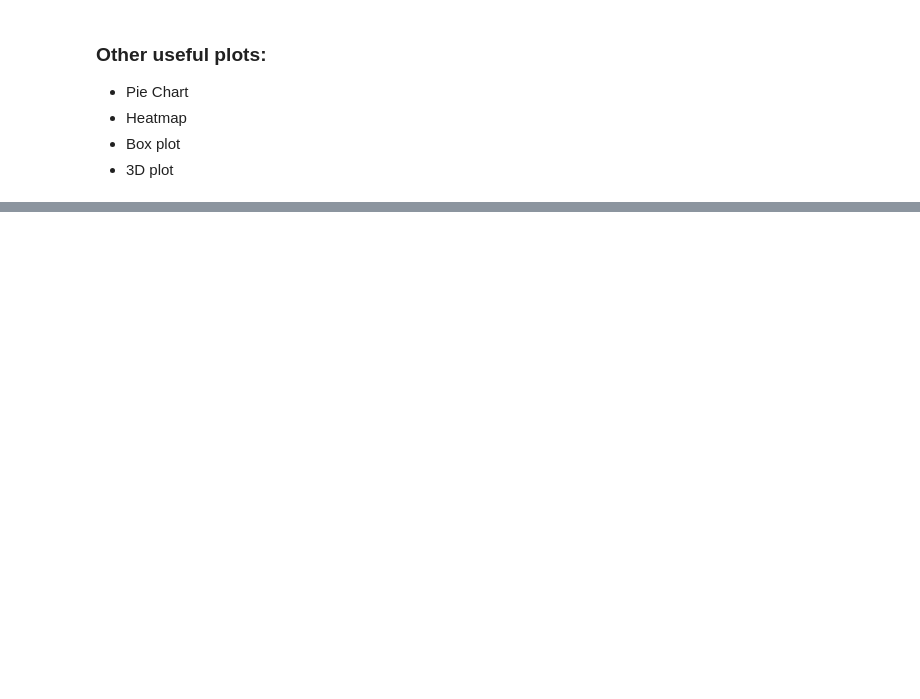
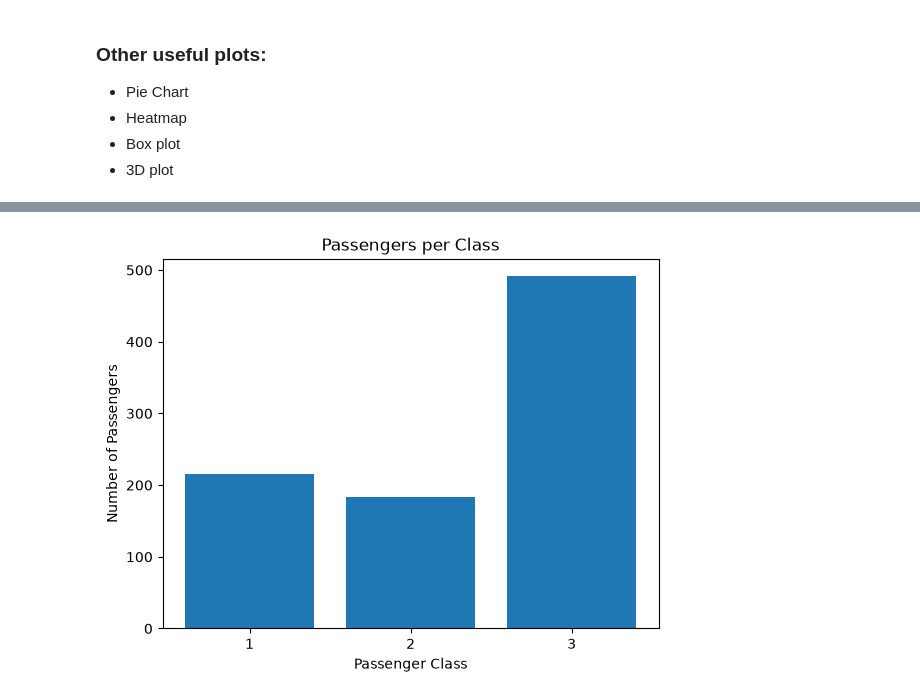
Before and after one commit to serendipity019/AI_Data_Factory_Lessons, a Jupyter notebook: matplotlib_lec.ipynb, the cells around one changed output, grey strips where cells are left out. Cells and saved outputs as stored; diff of their text form; code cells hidden in the pictures; blank space fills up the shorter version.

Commit message:
feat:  add some new examples from the lectures  of matplotlib.

```diff
--- a/matplotlib_lec.ipynb
+++ b/matplotlib_lec.ipynb
@@ -91,0 +172,9 @@ plt.show()
+# %%
+import pandas as pd
+
+# Define the filename
+filename = r'../../AIDataFactory/pdf-files/Python/datasets/lecture_7_dataset/titanic_dataset.csv'
+# Read the file
+df_titanic = pd.read_csv(filename)
+#print the first 5 rows
+df_titanic.head()
@@ -91,0 +188,14 @@ plt.show()
+# %%
+pclass_counts = df_titanic['Pclass'].value_counts().sort_index()
+
+categories = pclass_counts.index
+values = pclass_counts.values
+
+plt.bar( categories, values)
+plt.title("Passengers per Class")
+plt.xlabel("Passenger Class")
+plt.ylabel("Number of Passengers")
+plt.gca().set_xticks([1,2,3])
+plt.show()
+# %% [output]
+[figure, added]
```
Also changed, not shown: parts of 15 cells of this notebook.
